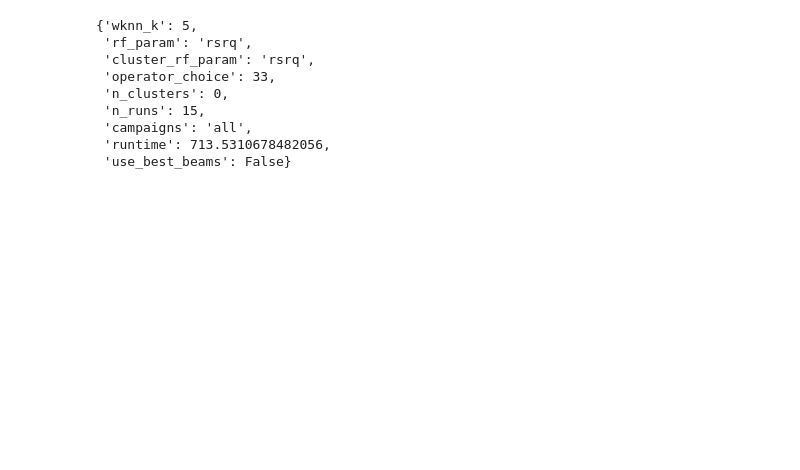
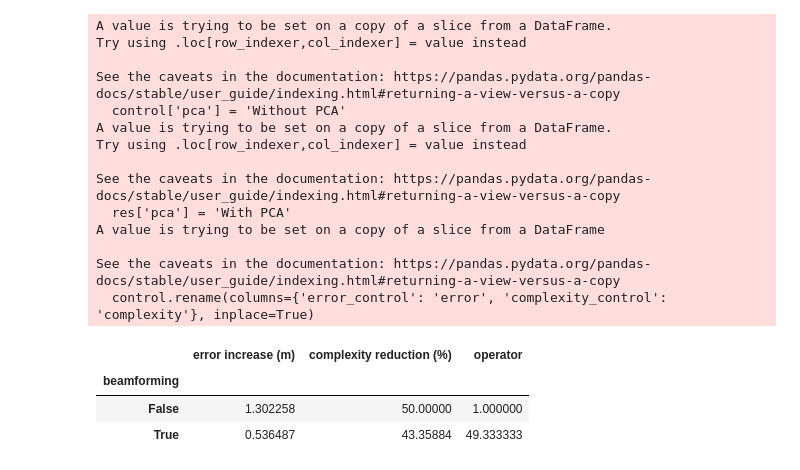
Before and after one commit to Andreas-Espelund/5G_localization, a Jupyter notebook: plotting/plot_operator.experiment.ipynb, the cells around one changed output. Drawn from its saved outputs; the diff is of its cells as text; code cells hidden in the pictures; blank space fills up the shorter version.

```diff
--- a/plotting/plot_operator.experiment.ipynb
+++ b/plotting/plot_operator.experiment.ipynb
@@ -1,29 +1,62 @@
 # %%
 import json
 import os
 
 import pandas as pd
 
 # Plot the accuracy
 
-dir = '../data/results/experiments/operator_experiment_14'
+dir = '../data/results/experiments/operator_experiment_24'
 
 data_df = pd.read_csv(os.path.join(dir, 'results.csv')).drop(columns=['Unnamed: 0'])
+
+data_df['operator'] = data_df['operator'].astype(int)
+
+data_df['beamforming'] = data_df['operator'] != 1
 
 with open(os.path.join(dir, 'config.json')) as f:
     config = json.load(f)
 
-config
+diff_df = pd.DataFrame()
+
+diff_df['error increase (m)'] = data_df['error'] - data_df['error_control']
+diff_df['complexity reduction (%)'] = (data_df['complexity_control'] - data_df['complexity']) / data_df[
+    'complexity_control'] * 100
+diff_df['operator'] = data_df['operator']
+diff_df['beamforming'] = data_df['beamforming']
+
+control = data_df[['operator', 'n_clusters', 'beamforming', 'error_control', 'complexity_control']]
+res = data_df[['operator', 'n_clusters', 'beamforming', 'error', 'complexity']]
+
+control['pca'] = 'Without PCA'
+res['pca'] = 'With PCA'
+
+control.rename(columns={'error_control': 'error', 'complexity_control': 'complexity'}, inplace=True)
+
+result_df = pd.concat([control, res], ignore_index=True)
+
+result_df['complexity'] = result_df['complexity'] / 1000
+
+diff_df.groupby(['beamforming']).mean()
 # %% [output]
-{'wknn_k': 5,
- 'rf_param': 'rsrq',
- 'cluster_rf_param': 'rsrq',
- 'operator_choice': 33,
- 'n_clusters': 0,
- 'n_runs': 15,
- 'campaigns': 'all',
- 'runtime': 713.5310678482056,
- 'use_best_beams': False}
+A value is trying to be set on a copy of a slice from a DataFrame.
+Try using .loc[row_indexer,col_indexer] = value instead
+
+See the caveats in the documentation: https://pandas.pydata.org/pandas-docs/stable/user_guide/indexing.html#returning-a-view-versus-a-copy
+  control['pca'] = 'Without PCA'
+A value is trying to be set on a copy of a slice from a DataFrame.
+Try using .loc[row_indexer,col_indexer] = value instead
+
+See the caveats in the documentation: https://pandas.pydata.org/pandas-docs/stable/user_guide/indexing.html#returning-a-view-versus-a-copy
+  res['pca'] = 'With PCA'
+A value is trying to be set on a copy of a slice from a DataFrame
+
+See the caveats in the documentation: https://pandas.pydata.org/pandas-docs/stable/user_guide/indexing.html#returning-a-view-versus-a-copy
+  control.rename(columns={'error_control': 'error', 'complexity_control': 'complexity'}, inplace=True)
+|  | error increase (m) | complexity reduction (%) | operator |
+| beamforming |  |  |  |
+| False | 1.302258 | 50.00000 | 1.000000 |
+| True | 0.536487 | 43.35884 | 49.333333 |
 # %%
 
 import seaborn as sns
```
Also changed, not shown: parts of 4 cells of this notebook, 3 other files.
